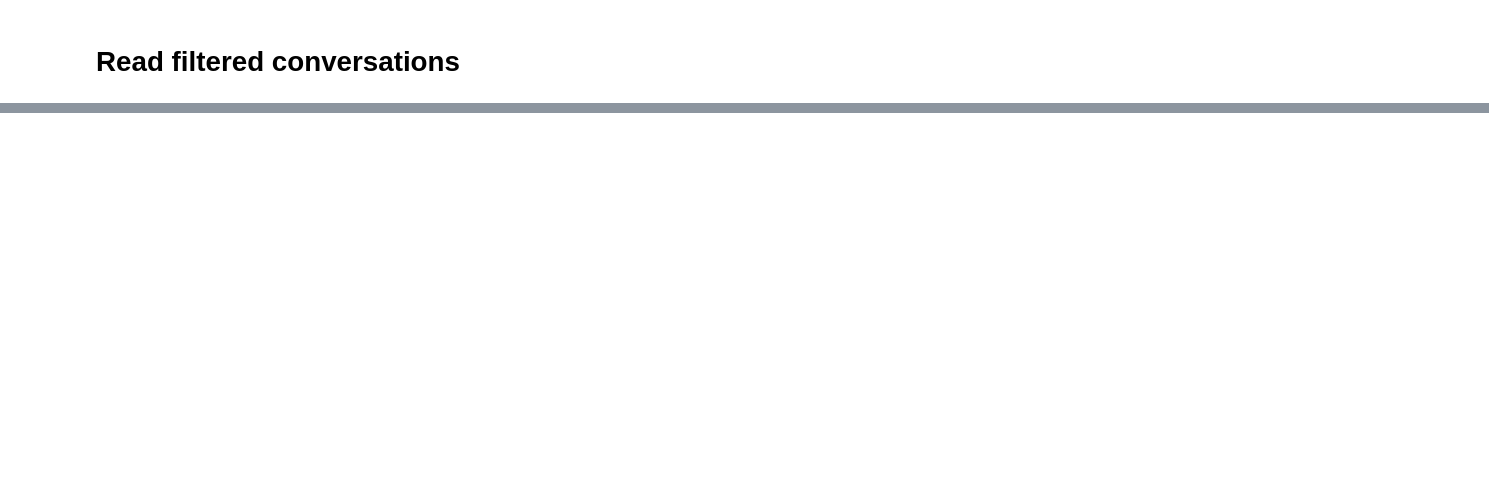
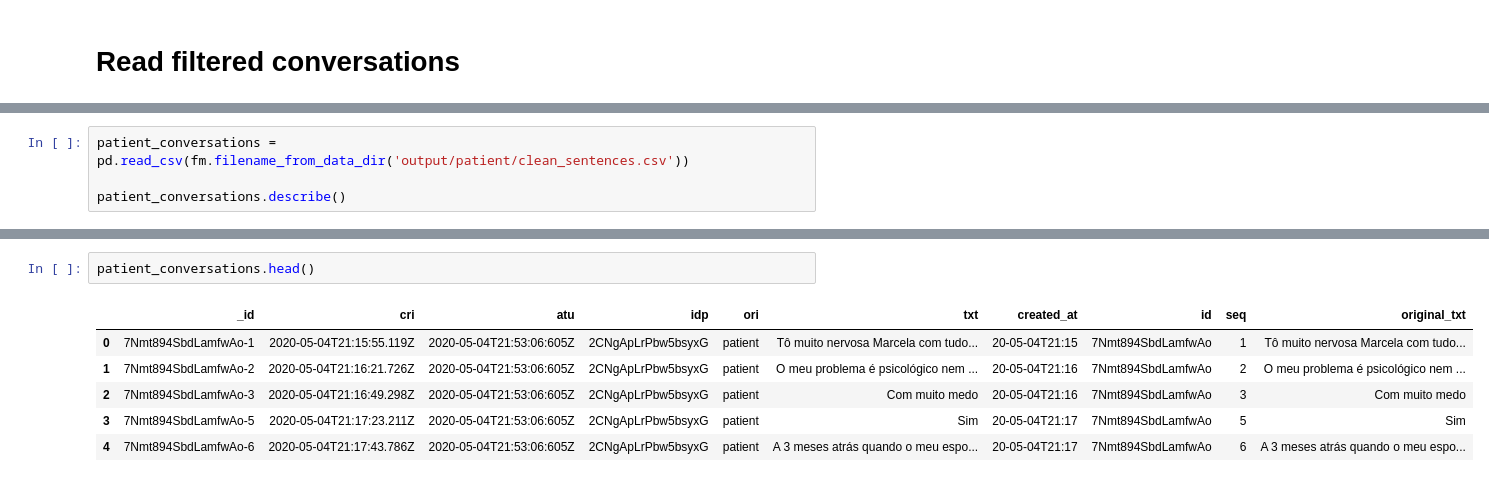
Before and after one commit to valmirosjunior/intent_classifier, a Jupyter notebook: notebooks/pre_processing.ipynb, the cells around one changed output, grey strips where cells are left out. Cells and saved outputs as stored; diff of their text form; blank space fills up the shorter version.

```diff
--- a/notebooks/pre_processing.ipynb
+++ b/notebooks/pre_processing.ipynb
@@ -117,0 +80,4 @@ sucesso
+# %%
+patient_conversations = pd.read_csv(fm.filename_from_data_dir('output/patient/clean_sentences.csv'))
+
+patient_conversations.describe()
@@ -117,0 +94,9 @@ sucesso
+# %%
+patient_conversations.head()
+# %% [output]
+|  | _id | cri | atu | idp | ori | txt | created_at | id | seq | original_txt |
+| 0 | 7Nmt894SbdLamfwAo-1 | 2020-05-04T21:15:55.119Z | 2020-05-04T21:53:06:605Z | 2CNgApLrPbw5bsyxG | patient | Tô muito nervosa Marcela com tudo... | 20-05-04T21:15 | 7Nmt894SbdLamfwAo | 1 | Tô muito nervosa Marcela com tudo... |
+| 1 | 7Nmt894SbdLamfwAo-2 | 2020-05-04T21:16:21.726Z | 2020-05-04T21:53:06:605Z | 2CNgApLrPbw5bsyxG | patient | O meu problema é psicológico nem ... | 20-05-04T21:16 | 7Nmt894SbdLamfwAo | 2 | O meu problema é psicológico nem ... |
+| 2 | 7Nmt894SbdLamfwAo-3 | 2020-05-04T21:16:49.298Z | 2020-05-04T21:53:06:605Z | 2CNgApLrPbw5bsyxG | patient | Com muito medo | 20-05-04T21:16 | 7Nmt894SbdLamfwAo | 3 | Com muito medo |
+| 3 | 7Nmt894SbdLamfwAo-5 | 2020-05-04T21:17:23.211Z | 2020-05-04T21:53:06:605Z | 2CNgApLrPbw5bsyxG | patient | Sim | 20-05-04T21:17 | 7Nmt894SbdLamfwAo | 5 | Sim |
+| 4 | 7Nmt894SbdLamfwAo-6 | 2020-05-04T21:17:43.786Z | 2020-05-04T21:53:06:605Z | 2CNgApLrPbw5bsyxG | patient | A 3 meses atrás quando o meu espo... | 20-05-04T21:17 | 7Nmt894SbdLamfwAo | 6 | A 3 meses atrás quando o meu espo... |
```
Also changed, not shown: parts of 11 cells of this notebook, 21 other files.
